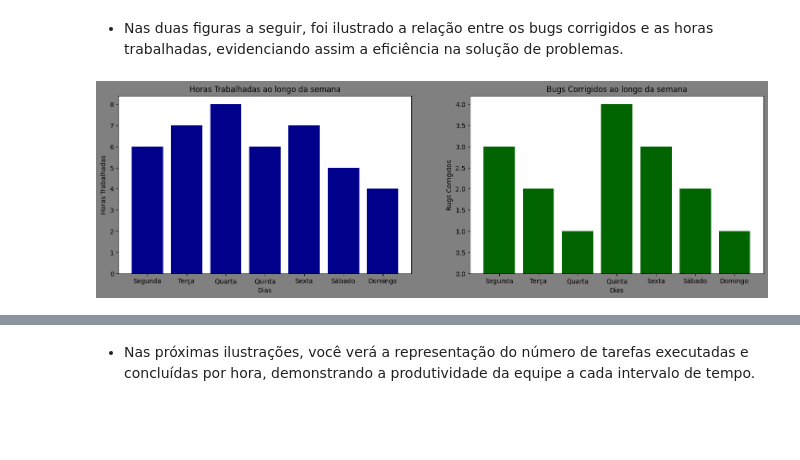
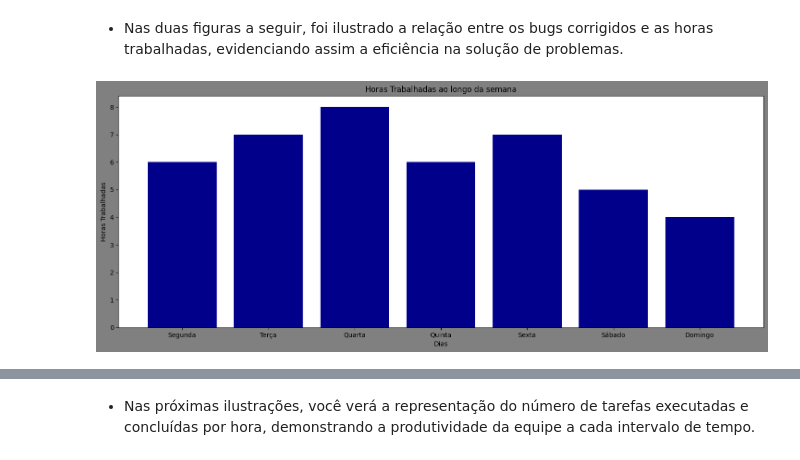
Before and after one commit to JoseanBorges/Projeto_Individual_M4, a Jupyter notebook: Projeto_Individual_M4.ipynb, the cells around one changed output, grey strips where cells are left out. Drawn from its saved outputs; the diff is of its cells as text; code cells hidden in the pictures; blank space fills up the shorter version.

Commit message:
Fazendo a plotagem dos Gráficos separadamente.

```diff
--- a/Projeto_Individual_M4.ipynb
+++ b/Projeto_Individual_M4.ipynb
@@ -176,27 +176,19 @@ dados_semana2
 * Nas duas figuras a seguir, foi ilustrado a relação entre os bugs corrigidos e as horas trabalhadas, evidenciando assim a eficiência na solução de problemas.
 # %%
 #Tamanho da figura e posicionamento.
-fig, (ax1, ax2) = plt.subplots(1, 2, figsize=(18,5))
+fig, ax1 = plt.subplots(1, figsize=(18,6.5))
 
 # Criar um gráfico de barras para visualizar as horas trabalhadas durante a semana.
 ax1.bar(dados_semana['Dias'], dados_semana['Horas Trabalhadas'],color='darkblue')
 
 # Mostrando a figura1.
 ax1.set_xlabel('Dias')
 ax1.set_ylabel('Horas Trabalhadas')
 ax1.set_title('Horas Trabalhadas ao longo da semana')
 fig.set_facecolor('gray')
 
-# Criar um gráfico de barras para visualizar os Bugs Corrigidos na semana.
-ax2.bar(dados_semana0['Dias'], dados_semana0['Bugs Corrigidos'], color='darkgreen' )
-
-# Obter a figura2.
-ax2.set_xlabel('Dias')
-ax2.set_ylabel('Bugs Corrigidos')
-ax2.set_title('Bugs Corrigidos ao longo da semana')
-
 # Exibir gráfico
 fig = plt.gcf()
 plt.show()
 # %% [output]
-[figure, old version]
+[figure, new version]
```
Also changed, not shown: parts of 3 cells of this notebook.
